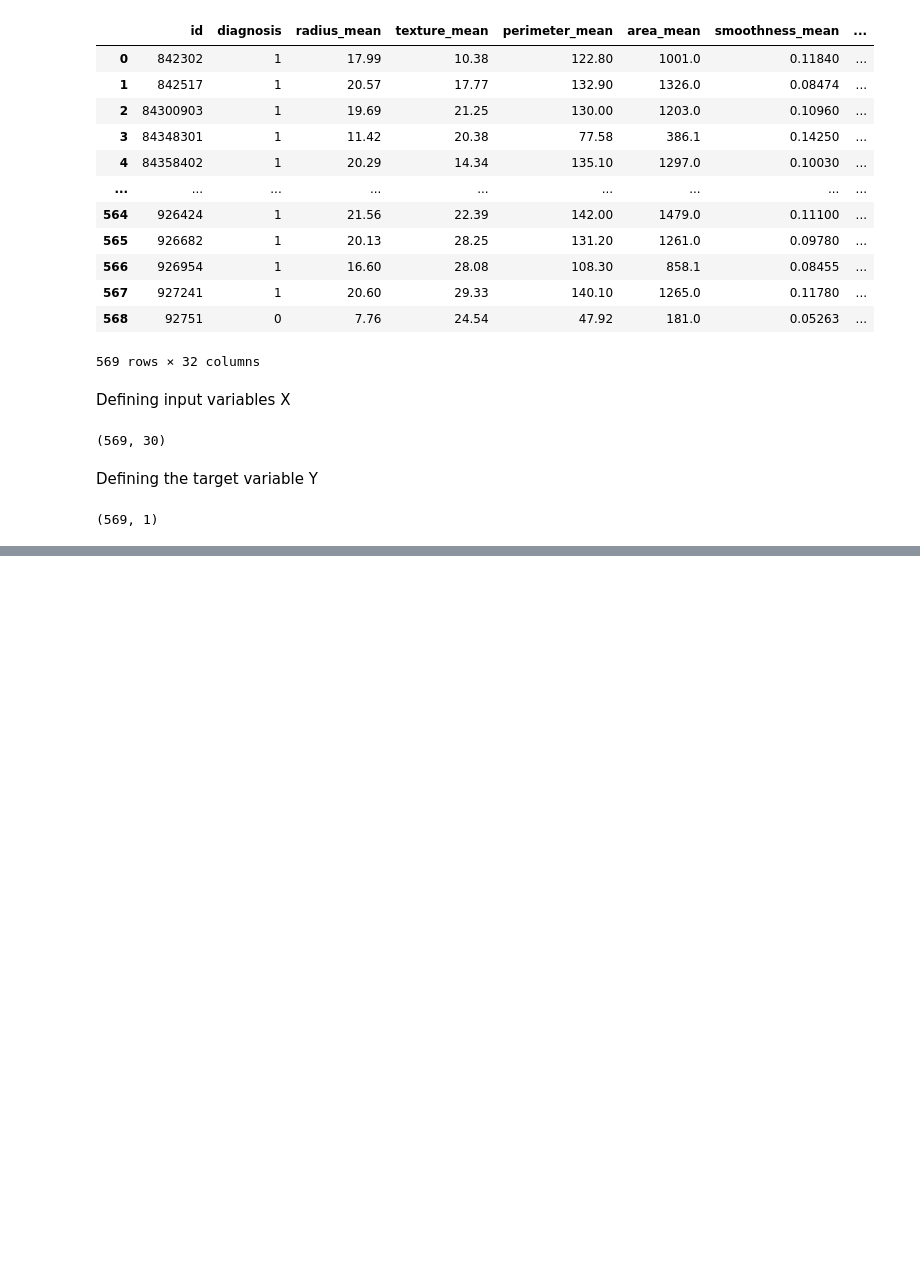
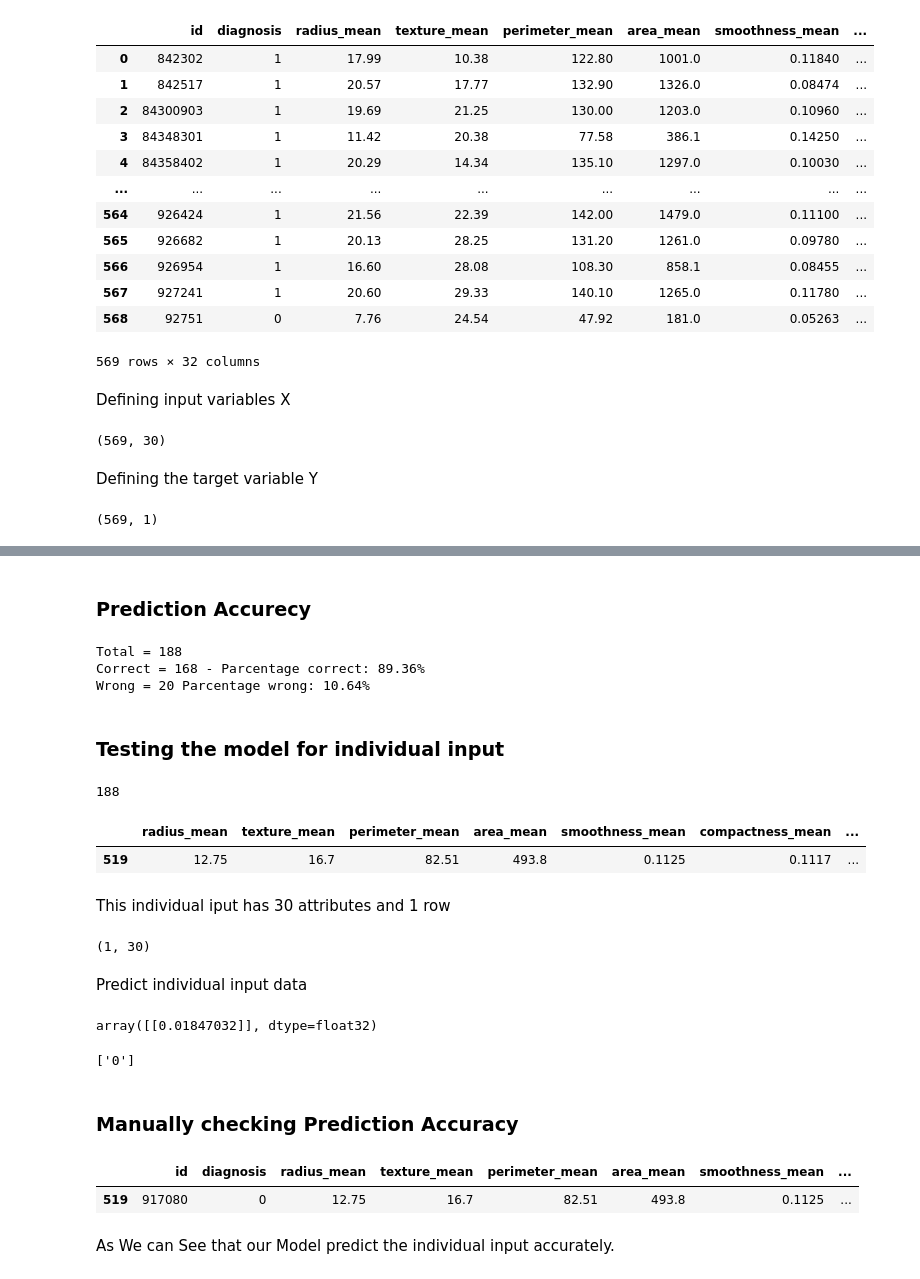
Before and after one commit to abidshafee/DataScienceYouTubeTutorials, a Jupyter notebook: breastCancer_ClassificationModel(KerasSequential).ipynb, the cells around one changed output, grey strips where cells are left out. Cells and saved outputs as stored; diff of their text form; code cells hidden in the pictures; blank space fills up the shorter version.

```diff
--- a/breastCancer_ClassificationModel(KerasSequential).ipynb
+++ b/breastCancer_ClassificationModel(KerasSequential).ipynb
@@ -130,0 +245,59 @@ Y.shape
+# %% [markdown]
+### Prediction Accurecy
+# %%
+total = 0
+correct = 0
+wrong =0
+
+for i in range(len(pred)):
+    total = total+1
+    if(y_test_ndarray[i]== pred[i]):
+      correct = correct+1
+    else:
+       wrong = wrong+1
+print('Total = ' + str(total))
+print('Correct = ' + str(correct) + ' - Parcentage correct: ' + str(round((correct/total)*100, 2))+'%')
+print('Wrong = ' + str(wrong) + ' Parcentage wrong: ' + str(round((wrong/total)*100, 2)) + '%')
+# %% [output]
+Total = 188
+Correct = 168 - Parcentage correct: 89.36%
+Wrong = 20 Parcentage wrong: 10.64%
+# %% [markdown]
+### Testing the model for individual input
+# %%
+len(X_test)
+# %% [output]
+188
+# %%
+input1 = X_test.iloc[[10]]
+input1
+# %% [output]
+|  | radius_mean | texture_mean | perimeter_mean | area_mean | smoothness_mean | compactness_mean | ... |
+| 519 | 12.75 | 16.7 | 82.51 | 493.8 | 0.1125 | 0.1117 | ... |
+# %% [markdown]
+This individual iput has 30 attributes and 1 row
+# %%
+input1.shape
+# %% [output]
+(1, 30)
+# %% [markdown]
+Predict individual input data
+# %%
+prediction1 = Classification_Model.predict(input1)
+prediction1
+# %% [output]
+array([[0.01847032]], dtype=float32)
+# %%
+prediction1 = ['1' if prediction1>0.5 else '0' for y in prediction1]
+prediction1
+# %% [output]
+['0']
+# %% [markdown]
+### Manually checking Prediction Accuracy
+# %%
+df.loc[df['area_mean']==493.8]
+# %% [output]
+|  | id | diagnosis | radius_mean | texture_mean | perimeter_mean | area_mean | smoothness_mean | ... |
+| 519 | 917080 | 0 | 12.75 | 16.7 | 82.51 | 493.8 | 0.1125 | ... |
+# %% [markdown]
+As We can See that our Model predict the individual input accurately.
```
Also changed, not shown: parts of 24 cells of this notebook.
